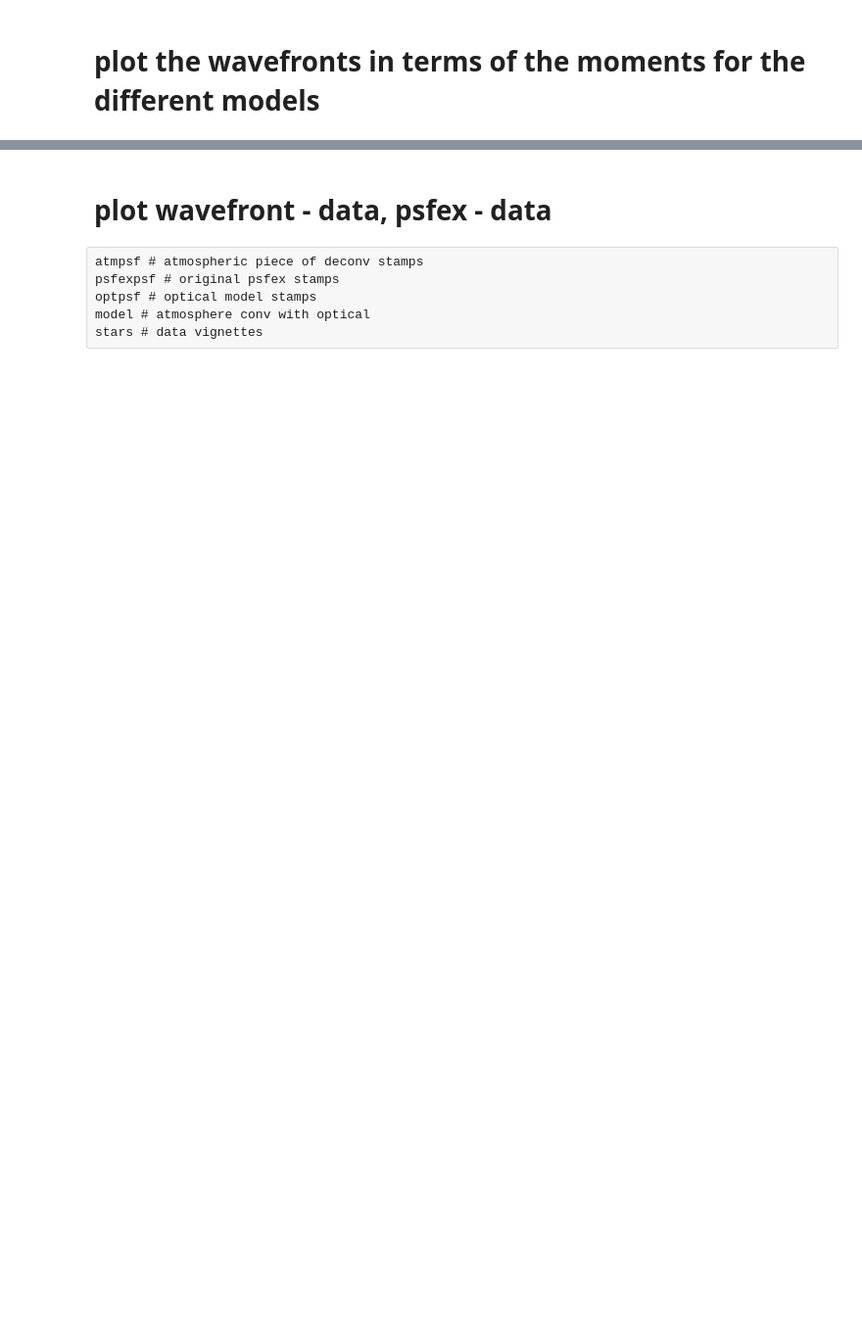
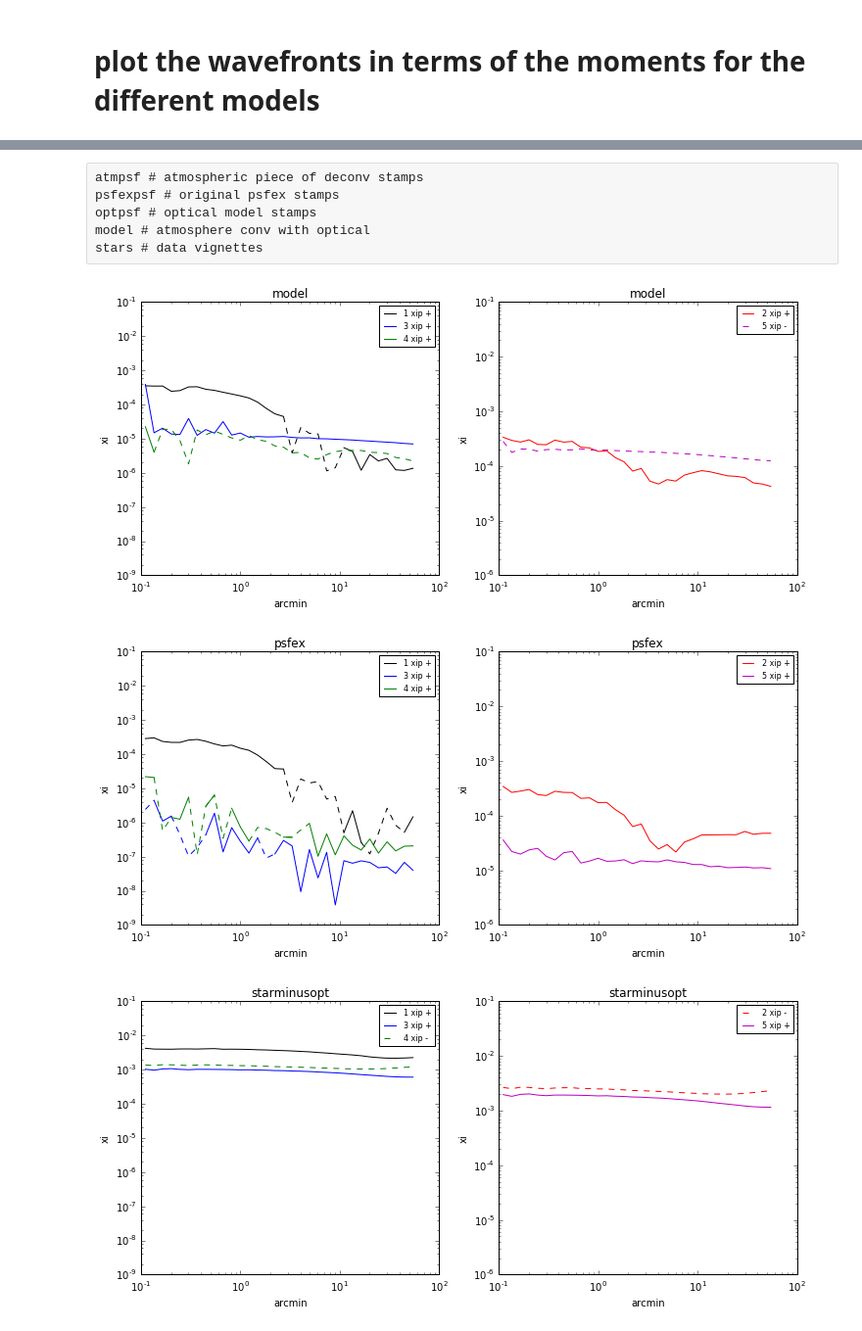
Before and after one commit to aaronroodman/DeconvolvePSF, a Jupyter notebook: 16_01_27__first_deconv_run.ipynb, the cells around one changed output, grey strips where cells are left out. Shown: that part at 98% size. Drawn from its saved outputs; the diff is of its cells as text; code cells hidden in the pictures; blank space fills up the shorter version.

```diff
--- a/16_01_27__first_deconv_run.ipynb
+++ b/16_01_27__first_deconv_run.ipynb
@@ -190,0 +291,9 @@ WF = Wavefront(model=df, num_bins=2)
+# %%
+atmpsf = np.load(deconvatm_loc)
+optpsf = np.load(deconvopt_loc)
+starminusopt = np.load(deconvstarsminusopt_loc)
+model = np.load(deconvmodel_loc)
+psfexpsf = np.load(deconvpsfex_loc)
+stars = np.load(deconvdata_loc)
+
+df = pd.read_hdf(deconvdf_loc, deconvdf_key)
@@ -219,2 +439,0 @@ ipywidgets.interact(plot_wavefront, key=combinekeys + [key + '_medsub' for key i
-# %% [markdown]
-# plot wavefront - data, psfex - data
@@ -263,0 +446,50 @@ ipywidgets.interact(view_stars, indx=(0, len(stars), 1))
+# %%
+# mm * (pixel / mm) * (arcsec / pixel) * (arcmin / arcsec)
+# mmperpixel = 0.015
+# arcsecperpixel = 0.27
+# arcminperarcsec = 1 / 60
+conversion_mm_to_arcmin = (1. / 0.015) * (0.27) * (1. / 60)  # arcmin / mm
+
+psf_name = 'psfex'
+
+for psf_name in names:
+    data = df.copy()
+    min_sep=0.1 / conversion_mm_to_arcmin
+    max_sep=50 / conversion_mm_to_arcmin
+    bin_size=0.1 * 2
+    e0key2='{0}_e0'.format(psf_name)
+    e1key2='{0}_e1'.format(psf_name)
+    e2key2='{0}_e2'.format(psf_name)
+
+    rhos = WF.rho_statistics(data,
+                             e0key2=e0key2, e1key2=e1key2, e2key2=e2key2,
+                             min_sep=min_sep, max_sep=max_sep, bin_size=bin_size,
+                             verbose=False)
+
+    from clusterz.dndz import separate_negative_and_positive_corr
+    fig, axs = plt.subplots(ncols=2, figsize=(12, 5))
+    colors = ['k', 'r', 'b', 'g', 'm', 'purple']
+    for rho_i, rho in enumerate(rhos, 1):
+        if rho_i in [2, 5]:
+            ax = axs[1]
+        else:
+            ax = axs[0]
+        xipp, xipm = separate_negative_and_positive_corr(rho.xip)
+        if xipp.mask.sum() != xipp.mask.size:
+            ax.loglog(np.exp(rho.logr) * conversion_mm_to_arcmin, xipp, color=colors[rho_i - 1], linestyle='-', label='{0} xip +'.format(rho_i))
+        if (xipm.mask.sum() != xipm.mask.size) & (xipp.mask.sum() != xipp.mask.size):
+            ax.loglog(np.exp(rho.logr) * conversion_mm_to_arcmin, xipm, color=colors[rho_i - 1], linestyle='--')
+        elif (xipm.mask.sum() != xipm.mask.size) & (xipp.mask.sum() == xipp.mask.size):
+            ax.loglog(np.exp(rho.logr) * conversion_mm_to_arcmin, xipm, color=colors[rho_i - 1], linestyle='--', label='{0} xip -'.format(rho_i))
+    #     ax.semilogy(rho.logr, np.abs(rho.xim), '--', label='{0} xim'.format(rho_i))
+    for ax in axs:
+        ax.set_xlabel('arcmin')
+        ax.set_ylabel('xi')
+        ax.legend(loc='upper right', fontsize=8)
+        ax.set_title(psf_name)
+    axs[0].set_ylim(1e-9, 1e-1)
+    axs[1].set_ylim(1e-6, 1e-1)
+# %% [output]
+[figure, added]
+[figure, added]
+[figure, added]
```
Also changed, not shown: parts of 20 cells of this notebook.
